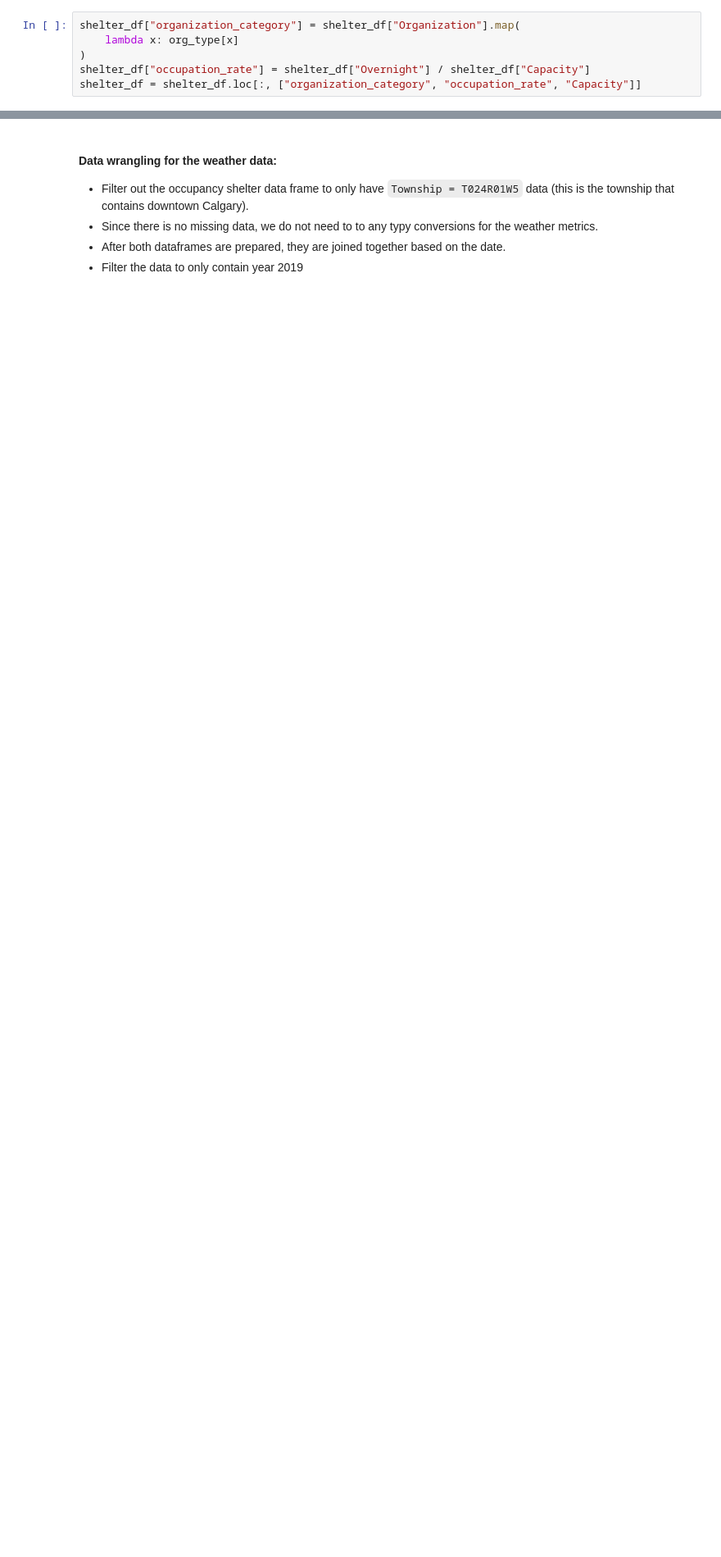
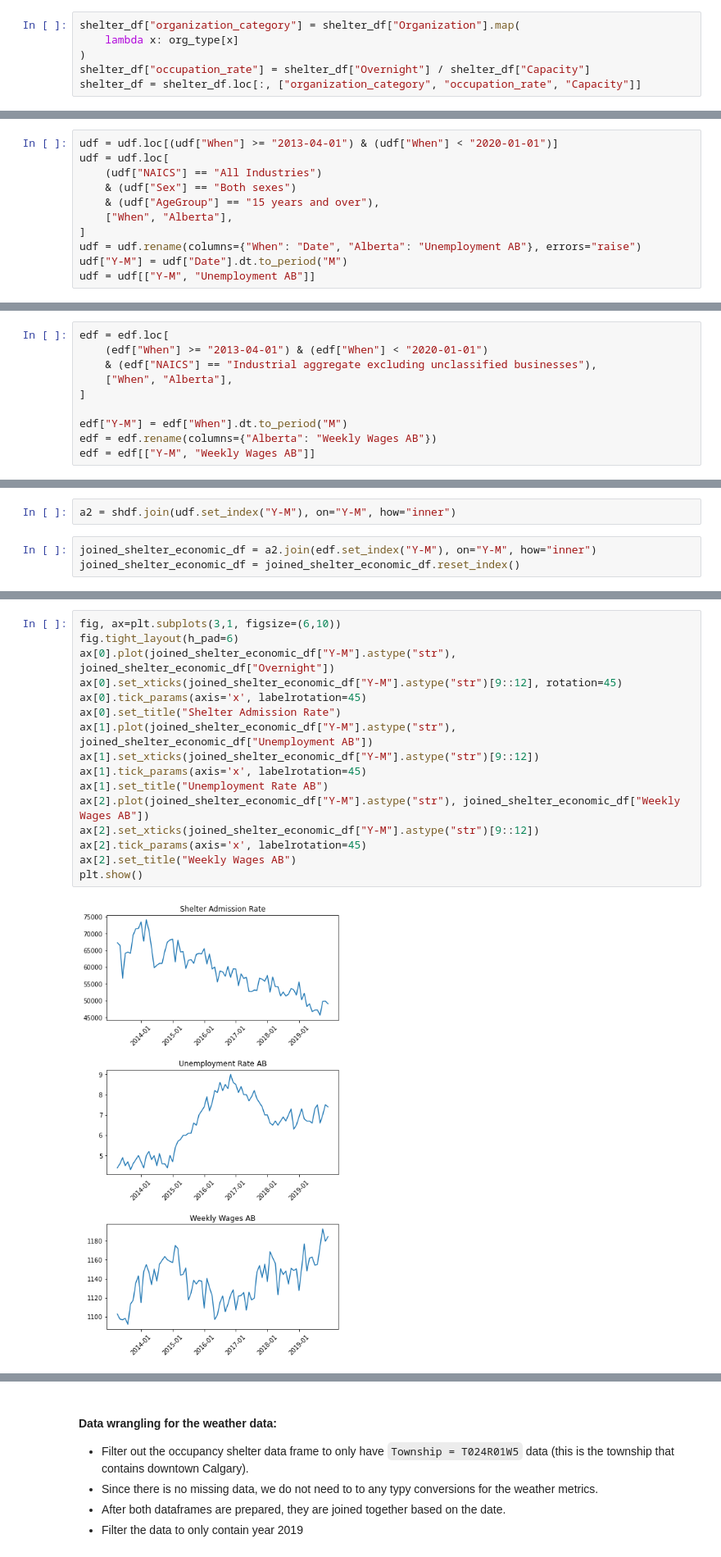
Before and after one commit to thehhe/DATA_601_project, a Jupyter notebook: Correct_DATA601_project.ipynb, the cells around one changed output, grey strips where cells are left out. Shown at 82% size. Drawn from its saved outputs; the diff is of its cells as text; blank space fills up the shorter version.

```diff
--- a/Correct_DATA601_project.ipynb
+++ b/Correct_DATA601_project.ipynb
@@ -401,0 +676,11 @@ Based on the above, the average daily capacity for each month is the highest for
+# %%
+udf = udf.loc[(udf["When"] >= "2013-04-01") & (udf["When"] < "2020-01-01")]
+udf = udf.loc[
+    (udf["NAICS"] == "All Industries")
+    & (udf["Sex"] == "Both sexes")
+    & (udf["AgeGroup"] == "15 years and over"),
+    ["When", "Alberta"],
+]
+udf = udf.rename(columns={"When": "Date", "Alberta": "Unemployment AB"}, errors="raise")
+udf["Y-M"] = udf["Date"].dt.to_period("M")
+udf = udf[["Y-M", "Unemployment AB"]]
@@ -401,0 +692,10 @@ Based on the above, the average daily capacity for each month is the highest for
+# %%
+edf = edf.loc[
+    (edf["When"] >= "2013-04-01") & (edf["When"] < "2020-01-01")
+    & (edf["NAICS"] == "Industrial aggregate excluding unclassified businesses"),
+    ["When", "Alberta"],
+]
+
+edf["Y-M"] = edf["When"].dt.to_period("M")
+edf = edf.rename(columns={"Alberta": "Weekly Wages AB"})
+edf = edf[["Y-M", "Weekly Wages AB"]]
@@ -401,0 +707,5 @@ Based on the above, the average daily capacity for each month is the highest for
+# %%
+a2 = shdf.join(udf.set_index("Y-M"), on="Y-M", how="inner")
+# %%
+joined_shelter_economic_df = a2.join(edf.set_index("Y-M"), on="Y-M", how="inner")
+joined_shelter_economic_df = joined_shelter_economic_df.reset_index()
@@ -401,0 +714,18 @@ Based on the above, the average daily capacity for each month is the highest for
+# %%
+fig, ax=plt.subplots(3,1, figsize=(6,10))
+fig.tight_layout(h_pad=6)
+ax[0].plot(joined_shelter_economic_df["Y-M"].astype("str"), joined_shelter_economic_df["Overnight"])
+ax[0].set_xticks(joined_shelter_economic_df["Y-M"].astype("str")[9::12], rotation=45)
+ax[0].tick_params(axis='x', labelrotation=45)
+ax[0].set_title("Shelter Admission Rate")
+ax[1].plot(joined_shelter_economic_df["Y-M"].astype("str"), joined_shelter_economic_df["Unemployment AB"])
+ax[1].set_xticks(joined_shelter_economic_df["Y-M"].astype("str")[9::12])
+ax[1].tick_params(axis='x', labelrotation=45)
+ax[1].set_title("Unemployment Rate AB")
+ax[2].plot(joined_shelter_economic_df["Y-M"].astype("str"), joined_shelter_economic_df["Weekly Wages AB"])
+ax[2].set_xticks(joined_shelter_economic_df["Y-M"].astype("str")[9::12])
+ax[2].tick_params(axis='x', labelrotation=45)
+ax[2].set_title("Weekly Wages AB")
+plt.show()
+# %% [output]
+[figure, added]
```
Also changed, not shown: parts of 54 cells of this notebook.
